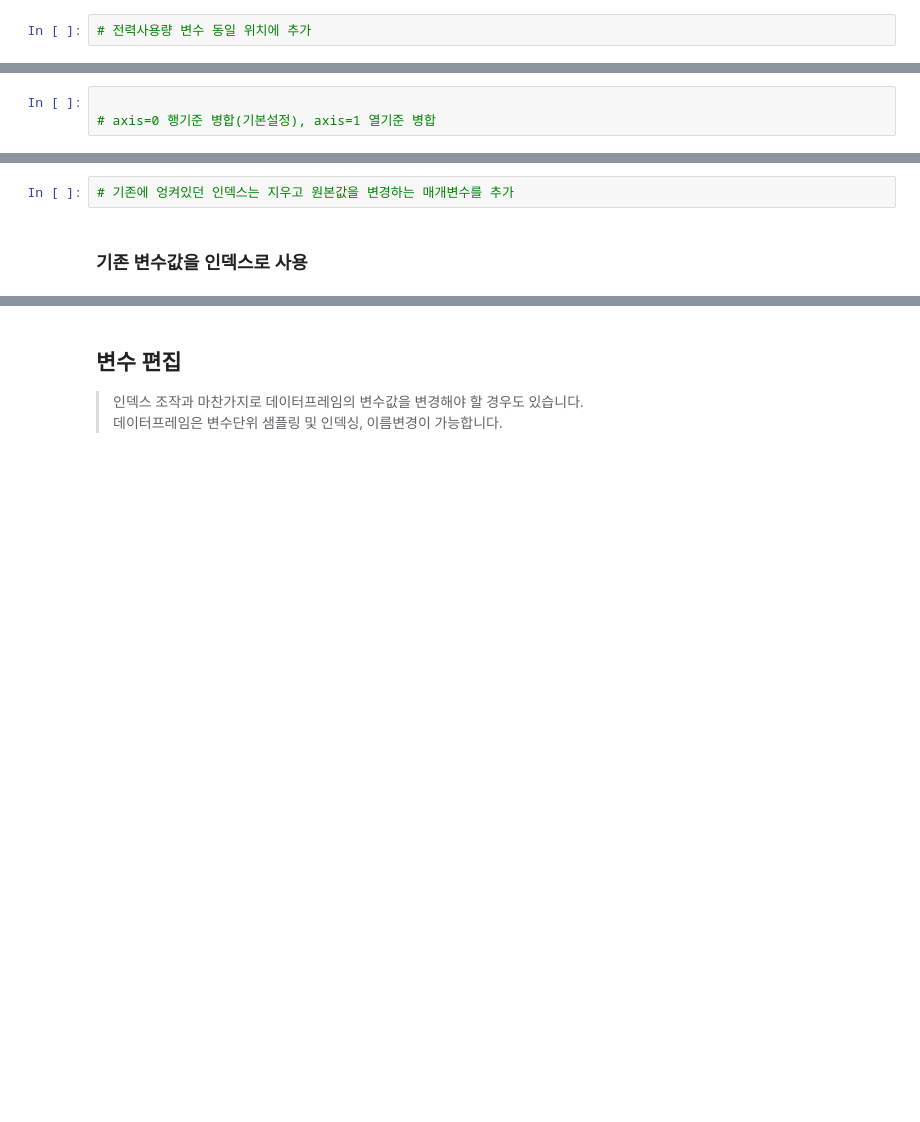
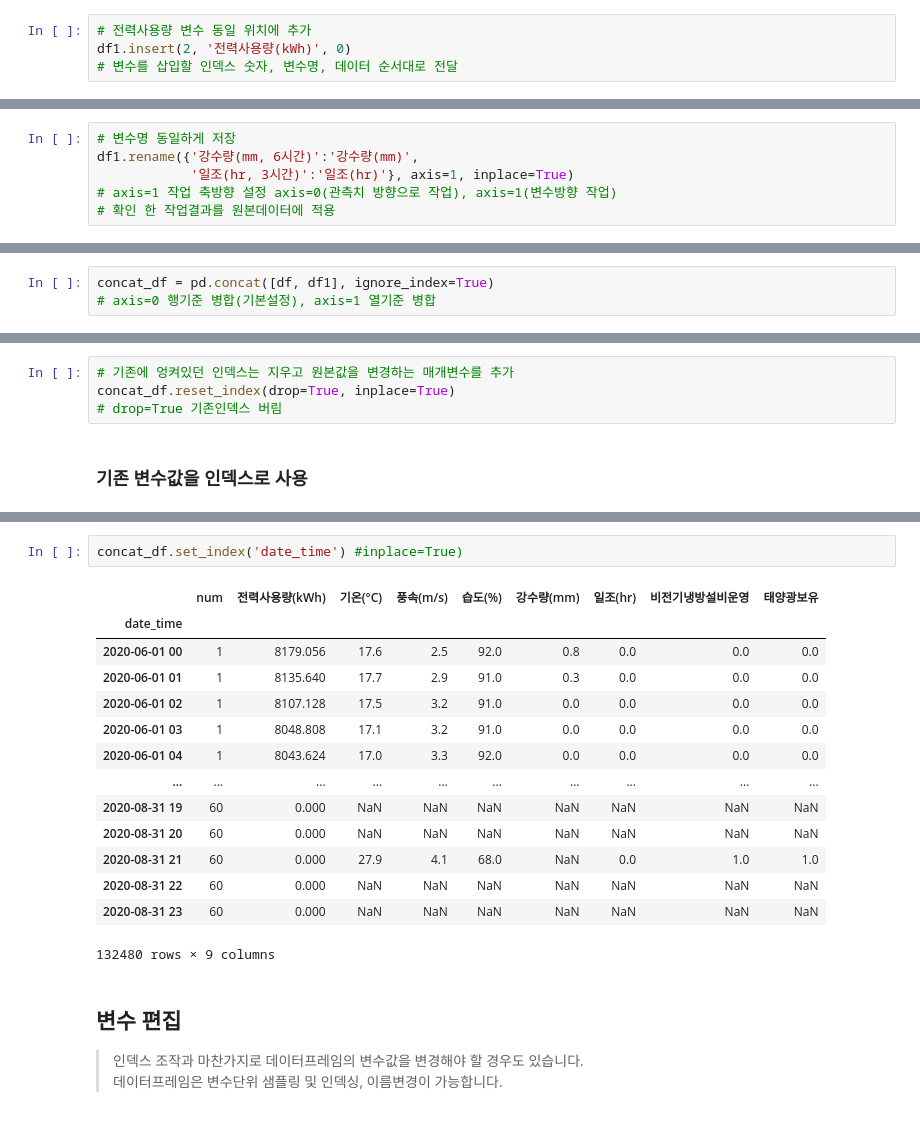
Before and after one commit to overgroove/samsung_ML, a Jupyter notebook: 03_package_pandas.ipynb, the cells around one changed output, grey strips where cells are left out. Drawn from its saved outputs; the diff is of its cells as text; blank space fills up the shorter version.

```diff
--- a/03_package_pandas.ipynb
+++ b/03_package_pandas.ipynb
@@ -769,2 +794,4 @@ Index(['num', 'date_time', '기온(°C)', '풍속(m/s)', '습도(%)', '강수량
 # %%
 # 전력사용량 변수 동일 위치에 추가
+df1.insert(2, '전력사용량(kWh)', 0)
+# 변수를 삽입할 인덱스 숫자, 변수명, 데이터 순서대로 전달
@@ -773,3 +816,9 @@ Index(['num', 'date_time', '기온(°C)', '풍속(m/s)', '습도(%)', '강수량
+# %%
+# 변수명 동일하게 저장
+df1.rename({'강수량(mm, 6시간)':'강수량(mm)',
+            '일조(hr, 3시간)':'일조(hr)'}, axis=1, inplace=True)
+# axis=1 작업 축방향 설정 axis=0(관측치 방향으로 작업), axis=1(변수방향 작업)
+# 확인 한 작업결과를 원본데이터에 적용
 # %%
 # concat병합은 데이터를 그대로 이어붙이기 때문에 변수 순서나 shape이 동일한지 확인 해야 합니다.
 # 모두 참이여야 참
@@ -778,3 +830,3 @@ True
 # %%
-
+concat_df = pd.concat([df, df1], ignore_index=True)
 # axis=0 행기준 병합(기본설정), axis=1 열기준 병합
@@ -802,5 +839,7 @@ True
 ### 인덱스 초기화
 # %%
 # 기존에 엉켜있던 인덱스는 지우고 원본값을 변경하는 매개변수를 추가
+concat_df.reset_index(drop=True, inplace=True)
+# drop=True 기존인덱스 버림
 # %% [markdown]
 ### 기존 변수값을 인덱스로 사용
@@ -823,3 +846,20 @@ True
+# %%
+concat_df.set_index('date_time') #inplace=True)
+# %% [output]
+|  | num | 전력사용량(kWh) | 기온(°C) | 풍속(m/s) | 습도(%) | 강수량(mm) | 일조(hr) | 비전기냉방설비운영 | 태양광보유 |
+| date_time |  |  |  |  |  |  |  |  |  |
+| 2020-06-01 00 | 1 | 8179.056 | 17.6 | 2.5 | 92.0 | 0.8 | 0.0 | 0.0 | 0.0 |
+| 2020-06-01 01 | 1 | 8135.640 | 17.7 | 2.9 | 91.0 | 0.3 | 0.0 | 0.0 | 0.0 |
+| 2020-06-01 02 | 1 | 8107.128 | 17.5 | 3.2 | 91.0 | 0.0 | 0.0 | 0.0 | 0.0 |
+| 2020-06-01 03 | 1 | 8048.808 | 17.1 | 3.2 | 91.0 | 0.0 | 0.0 | 0.0 | 0.0 |
+| 2020-06-01 04 | 1 | 8043.624 | 17.0 | 3.3 | 92.0 | 0.0 | 0.0 | 0.0 | 0.0 |
+| ... | ... | ... | ... | ... | ... | ... | ... | ... | ... |
+| 2020-08-31 19 | 60 | 0.000 | NaN | NaN | NaN | NaN | NaN | NaN | NaN |
+| 2020-08-31 20 | 60 | 0.000 | NaN | NaN | NaN | NaN | NaN | NaN | NaN |
+| 2020-08-31 21 | 60 | 0.000 | 27.9 | 4.1 | 68.0 | NaN | 0.0 | 1.0 | 1.0 |
+| 2020-08-31 22 | 60 | 0.000 | NaN | NaN | NaN | NaN | NaN | NaN | NaN |
+| 2020-08-31 23 | 60 | 0.000 | NaN | NaN | NaN | NaN | NaN | NaN | NaN |
+132480 rows × 9 columns
 # %% [markdown]
 ## 변수 편집
 > 인덱스 조작과 마찬가지로 데이터프레임의 변수값을 변경해야 할 경우도 있습니다.
```
Also changed, not shown: parts of 50 cells of this notebook.
